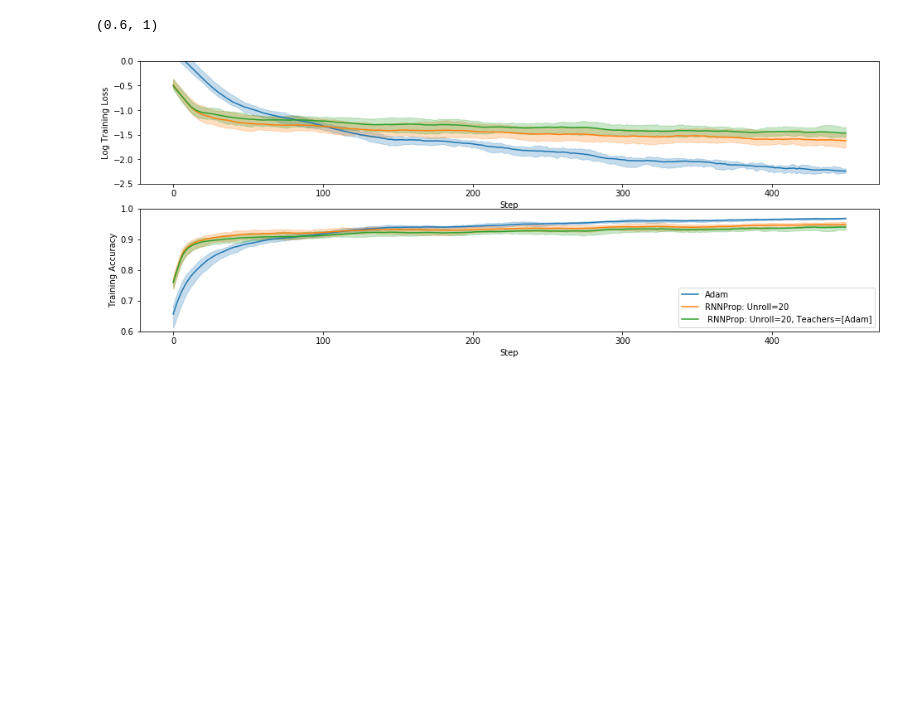
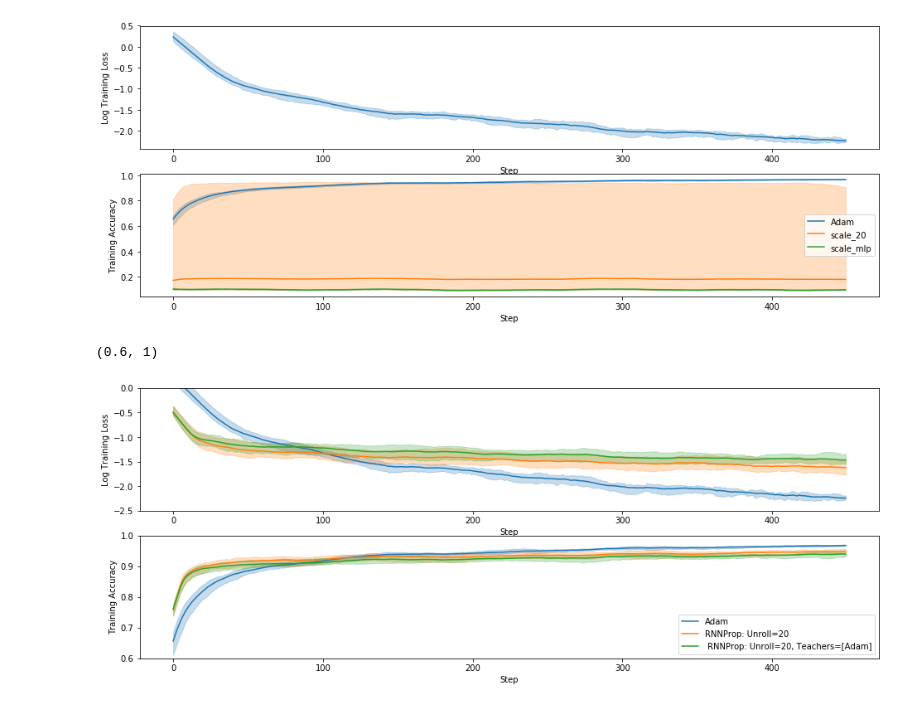
Before and after one commit to thetianshuhuang/l2o, a Jupyter notebook: eval_analysis.ipynb, the cells around one changed output. Saved outputs shown, nothing was run; the diff lists cells and outputs as text; code cells hidden in the pictures; blank space fills up the shorter version.

```diff
--- a/eval_analysis.ipynb
+++ b/eval_analysis.ipynb
@@ -4,6 +4,11 @@ import pandas as pd
 from matplotlib import pyplot as plt
 
 import plot
+# %%
+fig, axs = plt.subplots(2, 1, figsize=(16, 6))
+plot.plot_stats_batch(["adam", "scale_20", "scale_mlp"], axs, end=500, sma=51)
+# %% [output]
+[figure, added]
 # %%
 fig, axs = plt.subplots(2, 1, figsize=(16, 6))
 plot.plot_stats_batch(["adam", "rnnprop_20", "rnnprop_20_adam"], axs, end=500, sma=51)
```
Also changed, not shown: 2 other files.
